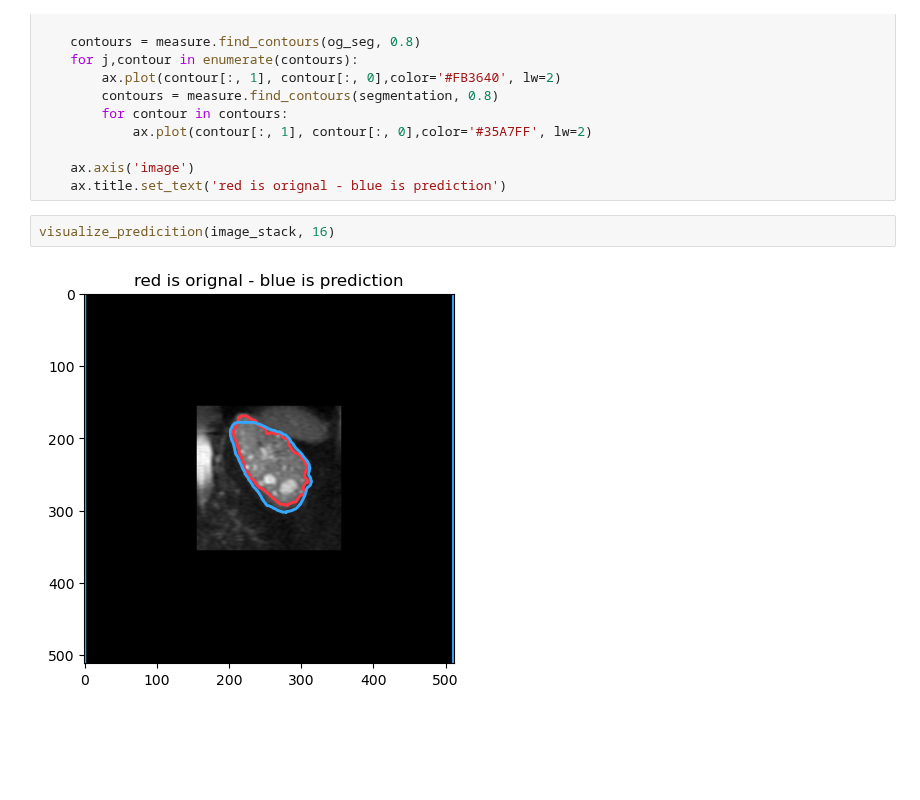
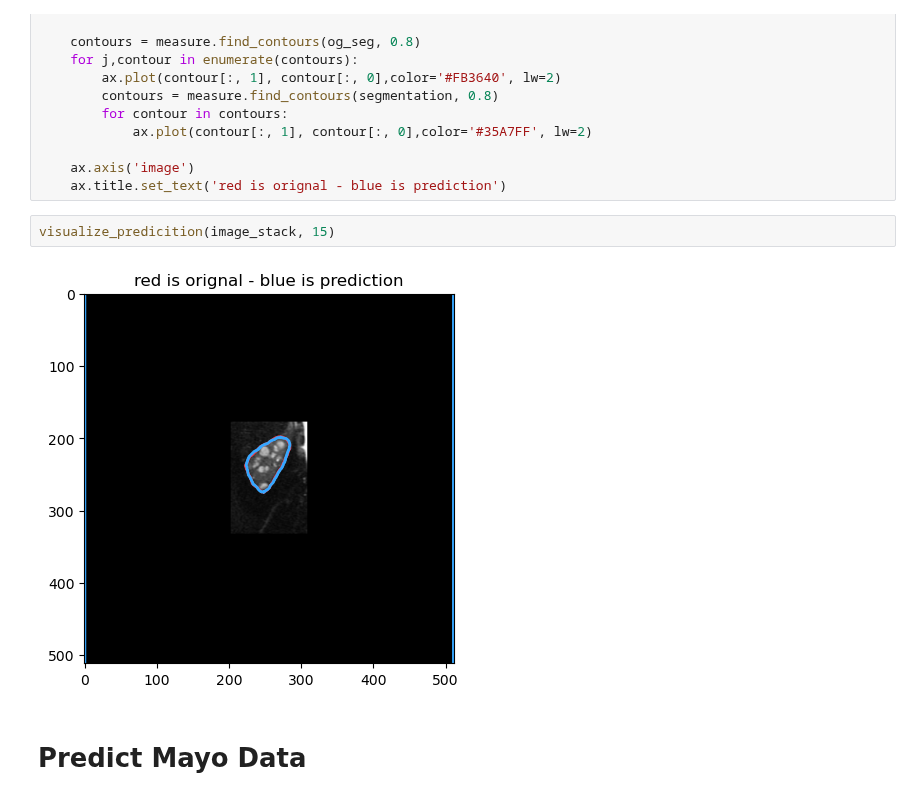
Before and after one commit to EmmaSchmidt2021/Kidney-Segmentation-Jupyter, a Jupyter notebook: (3) Load weighs and predict Kidney mask - Data Generator.ipynb, the cells around one changed output. Cells and saved outputs as stored; diff of their text form; blank space fills up the shorter version.

Commit message:
Mayo prediction

```diff
--- a/(3) Load weighs and predict Kidney mask - Data Generator.ipynb
+++ b/(3) Load weighs and predict Kidney mask - Data Generator.ipynb
@@ -336,6 +336,8 @@ def visualize_predicition(image_stack, n):
     ax.axis('image')
     ax.title.set_text('red is orignal - blue is prediction')
 # %%
-visualize_predicition(image_stack, 16)
+visualize_predicition(image_stack, 15)
 # %% [output]
-[figure, old version]
+[figure, new version]
+# %% [markdown]
+# Predict Mayo Data
```
Also changed, not shown: parts of 7 cells of this notebook, 1 other file.
